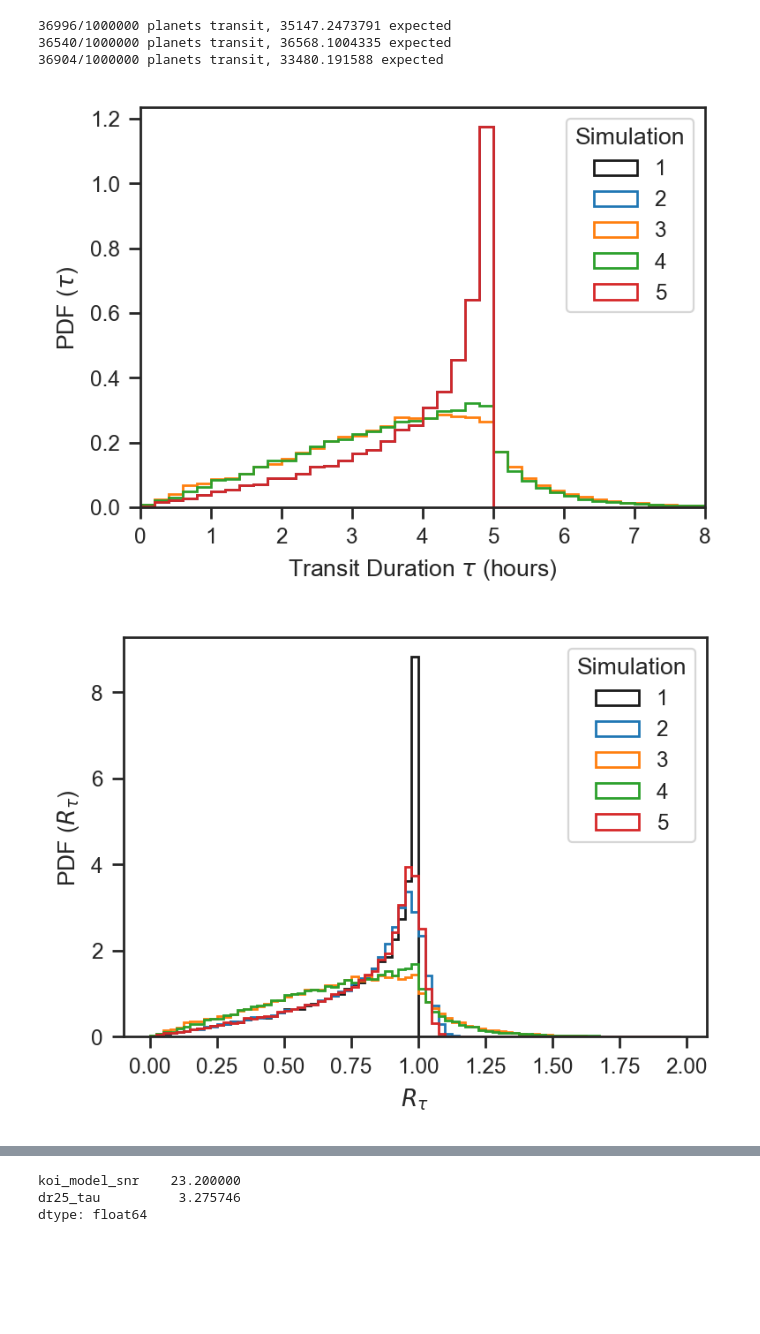
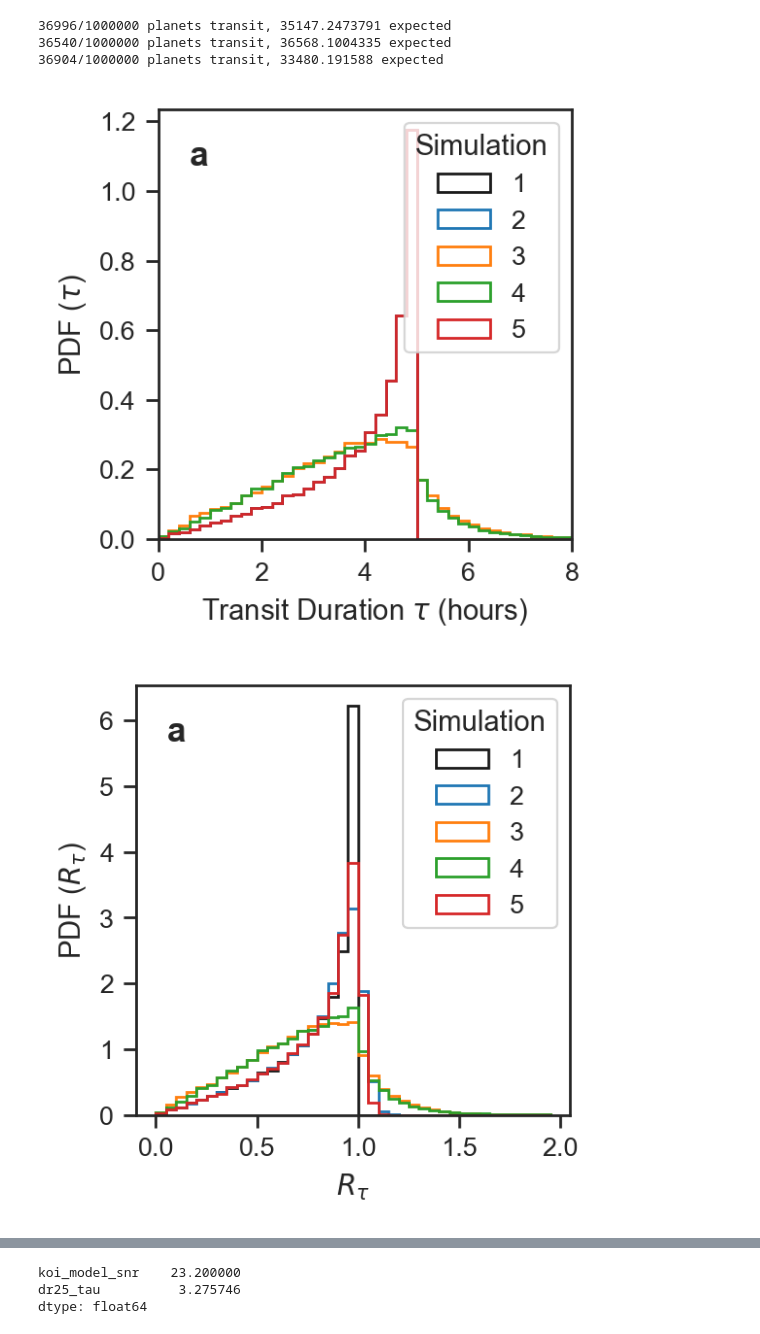
Before and after one commit to petigura/keprat, a Jupyter notebook: notebooks/2_Tau-Cut-Simulations.ipynb, the cells around one changed output, grey strips where cells are left out. Drawn from its saved outputs; the diff is of its cells as text; code cells hidden in the pictures; blank space fills up the shorter version.

```diff
--- a/notebooks/2_Tau-Cut-Simulations.ipynb
+++ b/notebooks/2_Tau-Cut-Simulations.ipynb
@@ -4,11 +4,11 @@ import pandas as pd
 from scipy.special import gamma
 import scipy.stats
 import seaborn as sns
-sns.set_context('paper')
+sns.set_context('paper',font_scale=1.1)
 sns.set_style('ticks')
 import matplotlib as mpl
 plt.rcParams['figure.dpi'] = 200
-
+mpl.rc("pdf", fonttype=3)
 
 from mpl_toolkits.axes_grid.anchored_artists import AnchoredText
 letter_bbox_props = dict(
@@ -149,27 +149,28 @@ df5,comp5 = simulation(per, ecc, omega, rhostar, rhostar_meas_sigma, tau_meas_si
 36540/1000000 planets transit, 36568.1004335 expected
 36904/1000000 planets transit, 33480.191588 expected
 # %%
-figure(figsize=(4,3))
+figure(figsize=(3,3))
 kw = dict(histtype='step',bins=arange(0,10,0.2),normed=True,lw=1)
 df0.tau.hist(label='1',color='k',**kw)
 df1.tau.hist(label='2',**kw)
 df3.tau.hist(label='3',**kw)
 df4.tau.hist(label='4',**kw)
 df2.tau.hist(label='5',**kw)
 #df5.tau.hist(label='5',**kw)
 xlabel(r'Transit Duration $\tau$ (hours)')
 ylabel(r'PDF ($\tau$)')
 legend(title='Simulation')
 xlim(0,8)
 grid()
 tight_layout()
+letter_plot('a')
 
 gcf().savefig('paper/fig_tau-hist.pdf')
 # %% [output]
-[figure, old version]
+[figure, new version]
 # %%
-figure(figsize=(4,3))
-kw = dict(histtype='step',bins=arange(0,2,0.025),normed=True,lw=1)
+figure(figsize=(3,3))
+kw = dict(histtype='step',bins=arange(0,2,0.05),normed=True,lw=1)
 df0.tau_ratio.hist(label='1',color='k',**kw)
 df1.tau_ratio.hist(label='2',**kw)
 df3.tau_ratio.hist(label='3',**kw)
@@ -180,7 +181,9 @@ xlabel(r'$R_\tau$')
 legend(title='Simulation')
 grid()
 tight_layout()
+letter_plot('a')
+
 savefig('paper/fig_tau-ratio-hist.pdf')
 # %% [output]
-[figure, old version]
+[figure, new version]
 # %%
```
Also changed, not shown: parts of 5 cells of this notebook, 3 other files.
